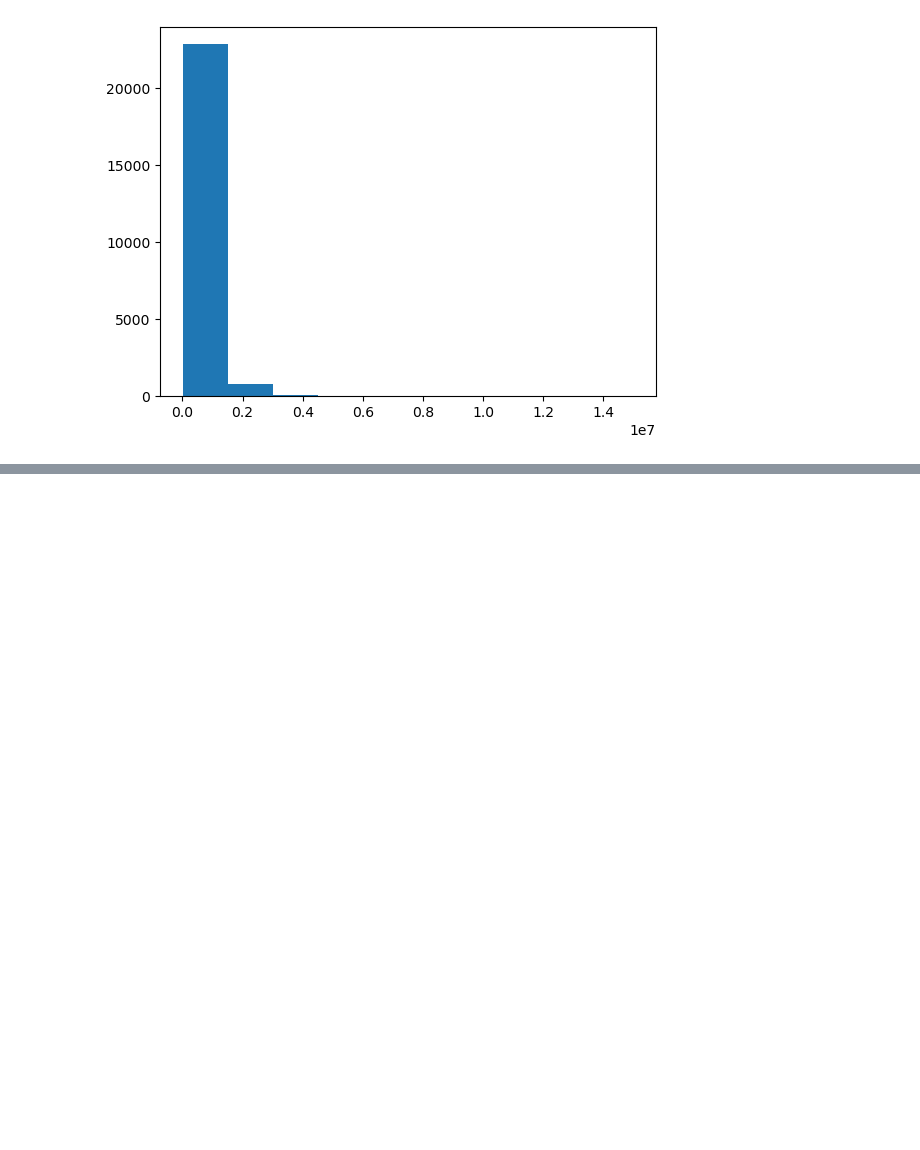
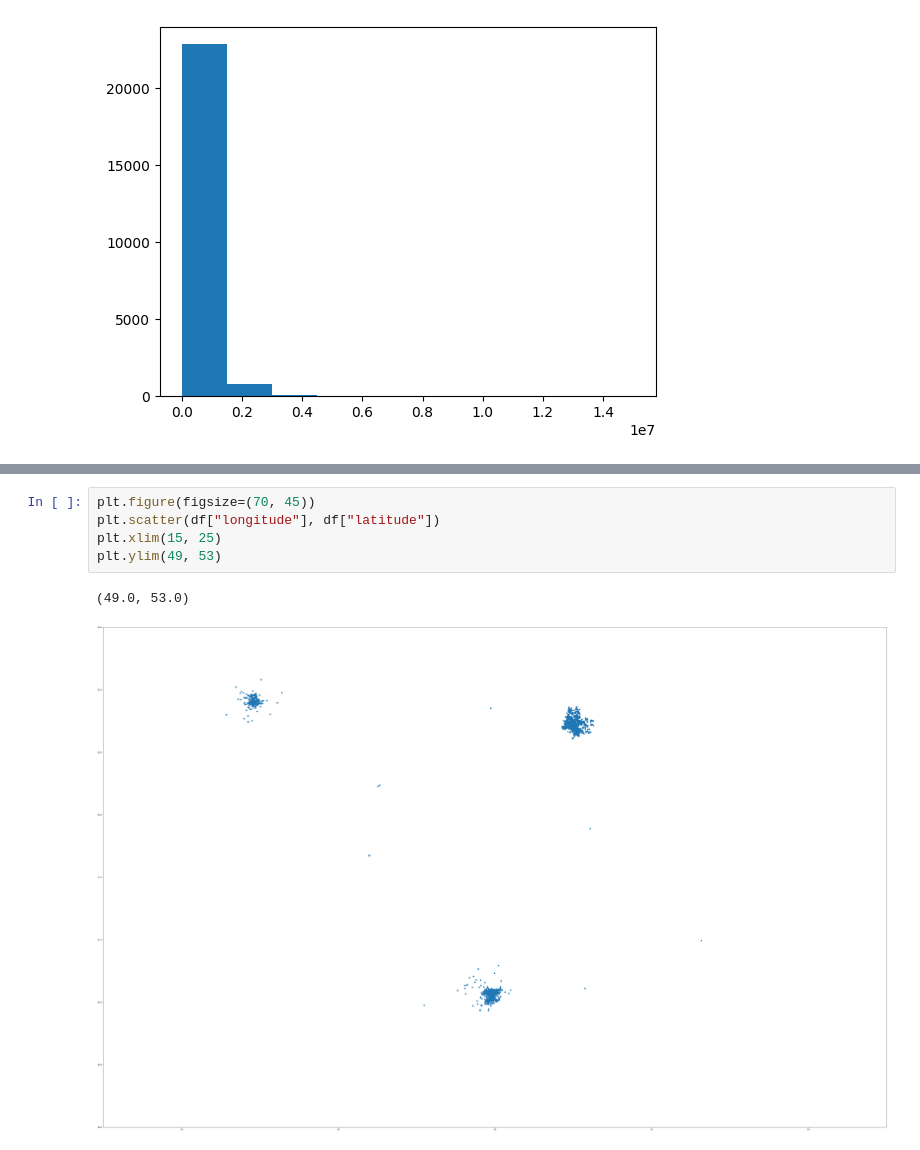
Before and after one commit to RastaAmanek/github, a Jupyter notebook: Pandas_csv.ipynb, the cells around one changed output, grey strips where cells are left out. Drawn from its saved outputs; the diff is of its cells as text; blank space fills up the shorter version.

```diff
--- a/Pandas_csv.ipynb
+++ b/Pandas_csv.ipynb
@@ -1127,0 +1155,8 @@ plt.hist(df["price"])
+# %%
+plt.figure(figsize=(70, 45))
+plt.scatter(df["longitude"], df["latitude"])
+plt.xlim(15, 25)
+plt.ylim(49, 53)
+# %% [output]
+(49.0, 53.0)
+[figure, added]
```
Also changed, not shown: parts of 29 cells of this notebook, 3 other files.
